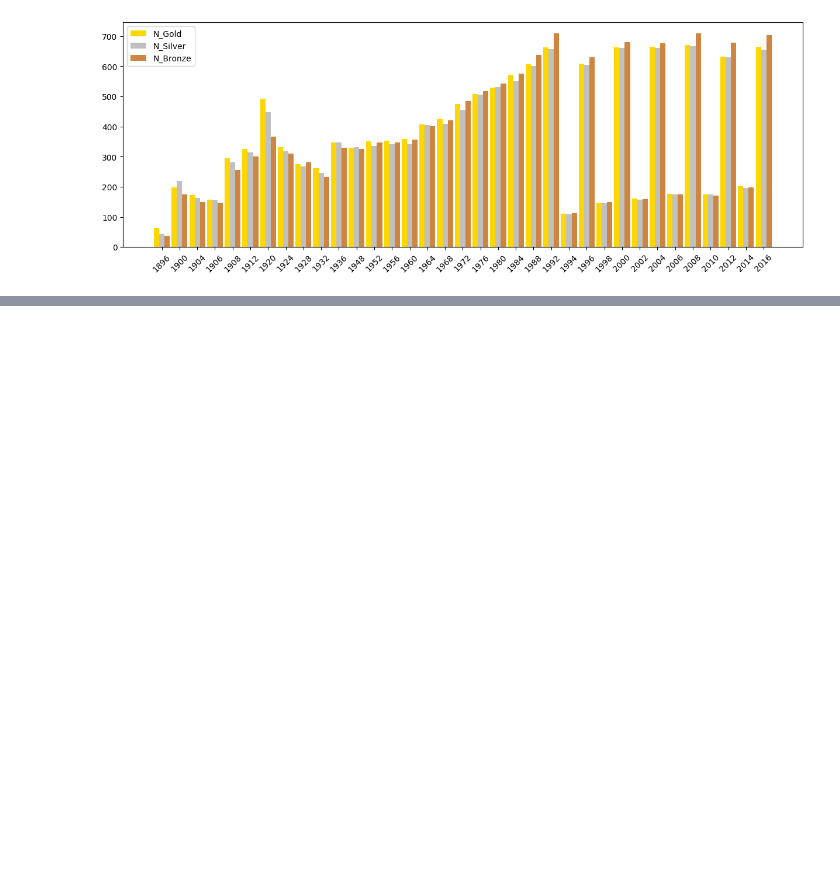
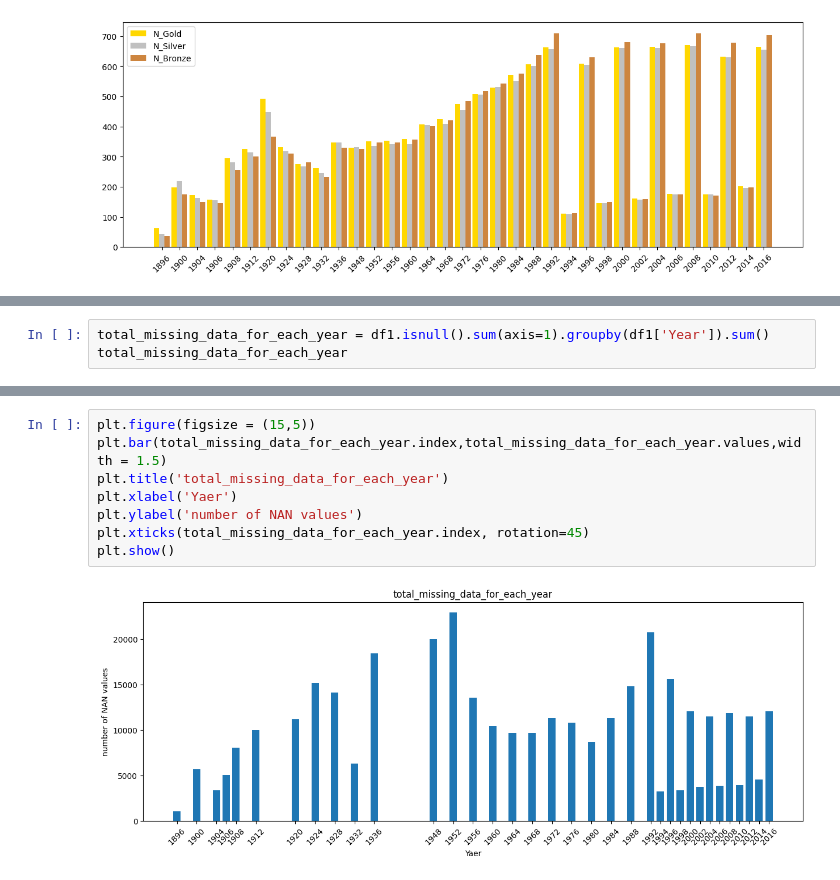
Before and after one commit to BassamSaleh99/Olympic-EDA, a Jupyter notebook: Olympic-EDA.ipynb, the cells around one changed output, grey strips where cells are left out. Drawn from its saved outputs; the diff is of its cells as text; blank space fills up the shorter version.

```diff
--- a/Olympic-EDA.ipynb
+++ b/Olympic-EDA.ipynb
@@ -175,0 +212,3 @@ plt.show()
+# %%
+total_missing_data_for_each_year = df1.isnull().sum(axis=1).groupby(df1['Year']).sum()
+total_missing_data_for_each_year
@@ -175,0 +233,10 @@ plt.show()
+# %%
+plt.figure(figsize = (15,5))
+plt.bar(total_missing_data_for_each_year.index,total_missing_data_for_each_year.values,width = 1.5)
+plt.title('total_missing_data_for_each_year')
+plt.xlabel('Yaer')
+plt.ylabel('number of NAN values')
+plt.xticks(total_missing_data_for_each_year.index, rotation=45)
+plt.show()
+# %% [output]
+[figure, added]
```
Also changed, not shown: parts of 5 cells of this notebook.
